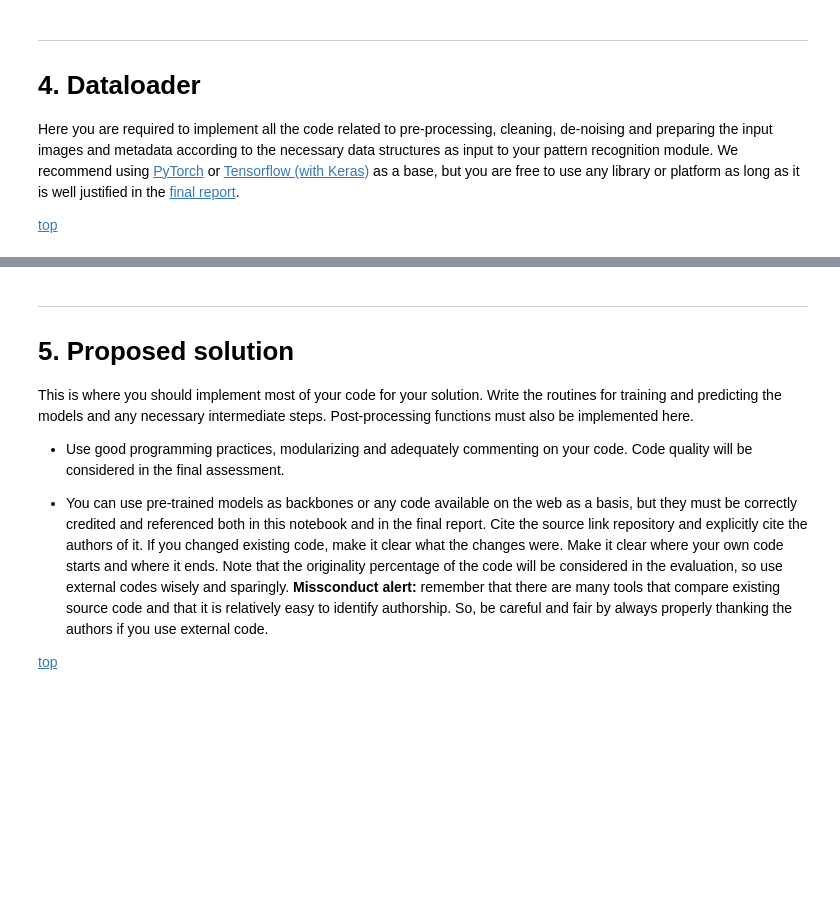
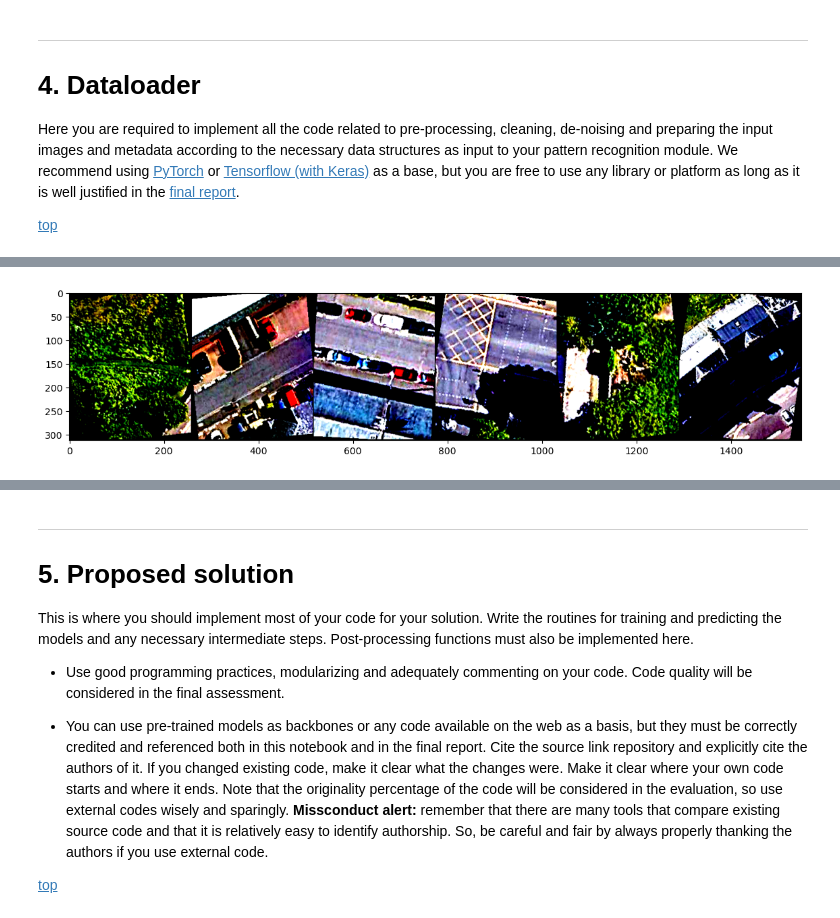
Before and after one commit to Cam-Morrison/AerialCarRecognition, a Jupyter notebook: 2023_Spring_Assignment_M6.ipynb, the cells around one changed output, grey strips where cells are left out. Saved outputs shown, nothing was run; the diff lists cells and outputs as text; code cells hidden in the pictures; blank space fills up the shorter version.

```diff
--- a/2023_Spring_Assignment_M6.ipynb
+++ b/2023_Spring_Assignment_M6.ipynb
@@ -141,0 +76,86 @@ Using 98 files for validation.
+# %%
+import os
+import numpy as np
+import torch
+import torchvision
+import torchvision.transforms as transforms
+import matplotlib.pyplot as plt
+import sys
+
+#Stops notebook from crashing and failing to plot
+os.environ["KMP_DUPLICATE_LIB_OK"]="TRUE"
+
+#Global param
+batch_size = 32
+
+#Used to find the mean and standard deviation needed for normilization
+def find_normalization_params(root):
+    initial_transform = transforms.Compose([
+        transforms.Resize((308, 256)),
+        transforms.ToTensor()
+    ])
+    #Loop through all images, totaling the mean and std of the images
+    dataset = torchvision.datasets.ImageFolder(root = root, transform=initial_transform)
+    batch = torch.utils.data.DataLoader(dataset, batch_size, shuffle = True)
+    imageCount = 0
+    mean = 0
+    std = 0
+    for images, _ in batch:
+        batch_count = images.size(0)
+        images = images.view(batch_count, images.size(1), -1)
+        mean += images.mean(2).sum(0)
+        std += images.std(2).sum(0)
+        imageCount += batch_count
+
+    #Divid by the number of images, and return to use for normalization
+    mean /= imageCount
+    std /= imageCount
+    print("AVG Mean values -", mean)
+    print("AVG Standard deviation -",std)
+    return mean, std
+
+#Displays examples of transformed/normalized images
+def show_transformed_images(root, dataset):
+    loader = torch.utils.data.DataLoader(dataset, 6, shuffle = True)
+    batch = next(iter(loader))
+    images, labels = batch
+    grid = torchvision.utils.make_grid(images)
+    plt.figure(figsize=(14, 13))
+    plt.imshow(np.transpose(grid, (1,2,0)))
+    print('Directory:', root, ' labels: ', labels)
+
+#Loads in data from directories
+def dataloader(root):
+    mean, std = find_normalization_params(root)
+
+    #Transforms
+    train_transforms = transforms.Compose([
+        transforms.Resize((308, 256)),
+        transforms.RandomHorizontalFlip(),
+        transforms.RandomRotation(10),
+        transforms.ToTensor(),
+        transforms.Normalize(torch.Tensor(mean), torch.Tensor(std))
+    ])
+    test_transforms = transforms.Compose([
+        transforms.Resize((308, 256)),
+        transforms.ToTensor(),
+        transforms.Normalize(torch.Tensor(mean), torch.Tensor(std))
+    ])
+
+    #Loading datasets with transforms
+    train = torchvision.datasets.ImageFolder(root = root, transform = train_transforms)
+    test = torchvision.datasets.ImageFolder(root = root, transform = test_transforms)
+
+    #Output examples
+    show_transformed_images(root, train)
+
+    #Shuffled subset
+    training_batch = torch.utils.data.DataLoader(train, batch_size, shuffle = True)
+    testing_batch = torch.utils.data.DataLoader(test, batch_size, shuffle = False)
+
+    return training_batch, testing_batch
+
+
+Edinburgh_train, Edinburgh_test = dataloader("./Edinburgh")
+Stirling_train, Stirling_test = dataloader("./Stirling")
+# %% [output]
@@ -141,0 +170 @@ Using 98 files for validation.
+[figure, added]
```
Also changed, not shown: parts of 3 cells of this notebook.
